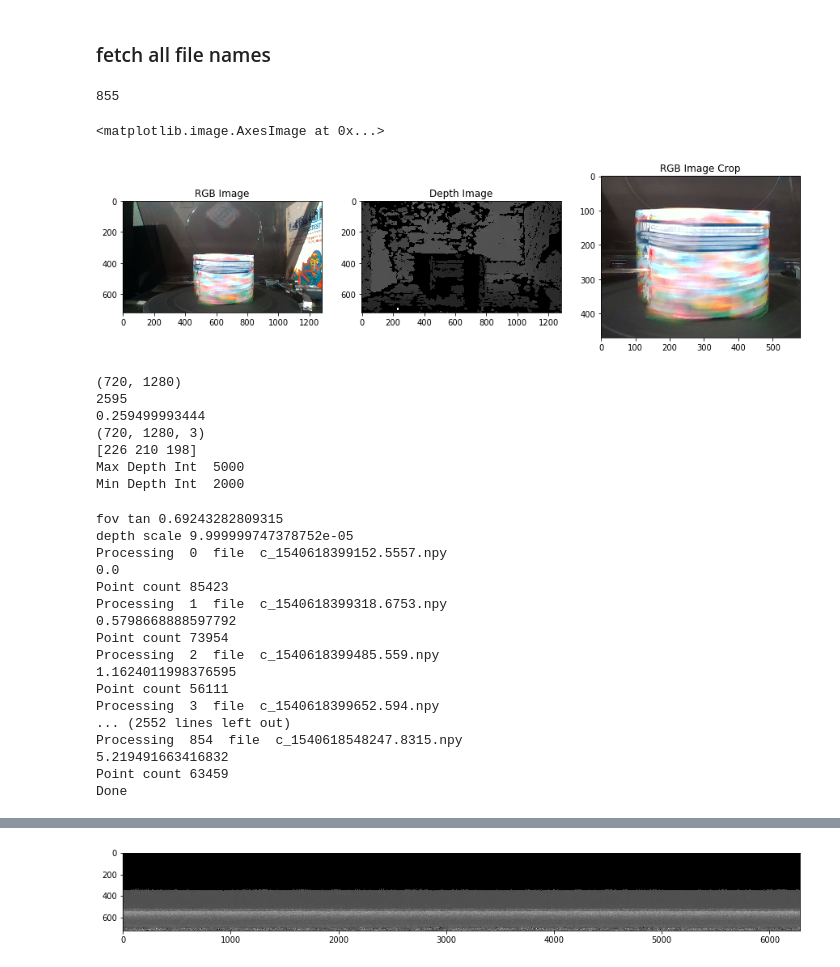
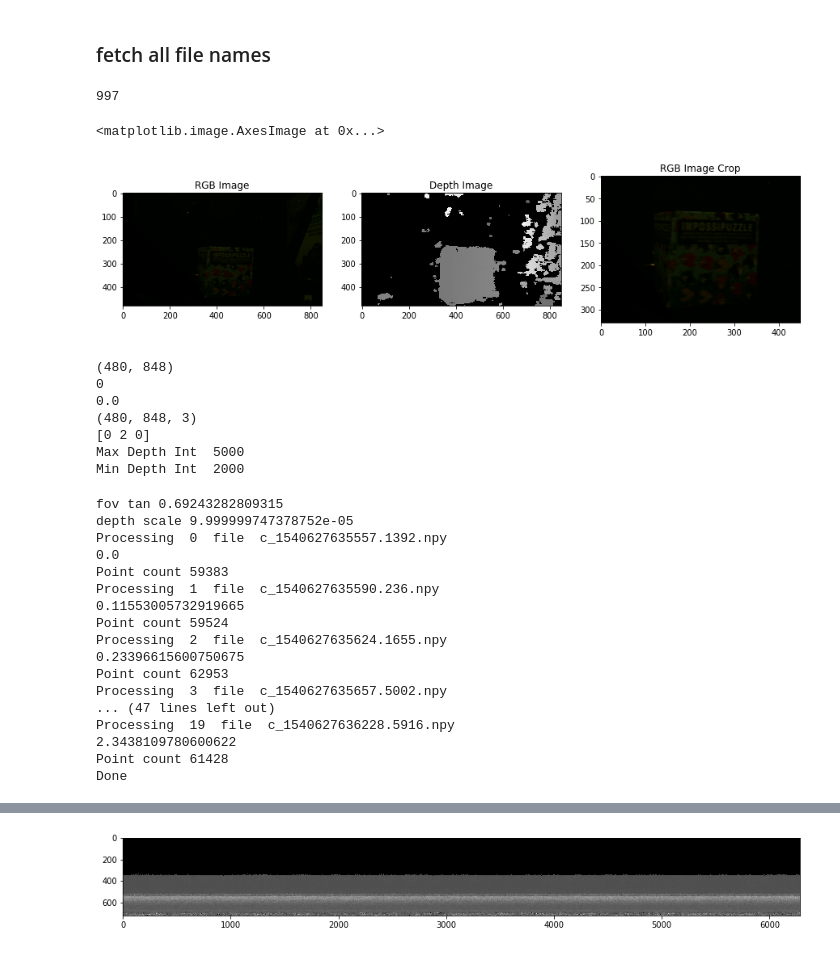
Before and after one commit to ongchinkiat/realsense-d435, a Jupyter notebook: d435-analysis-848.ipynb, the cells around one changed output, grey strips where cells are left out. Saved outputs shown, nothing was run; the diff lists cells and outputs as text; code cells hidden in the pictures.

```diff
--- a/d435-analysis-848.ipynb
+++ b/d435-analysis-848.ipynb
@@ -15,10 +15,10 @@ import math
 # %%
 depth_scale = 9.999999747378752e-05
 #imgfolder = "D:/d435/manu-bear-20181027/"
-imgfolder = "D:/d435/puzzle-box-20181027/"
+imgfolder = "D:/d435/puzzle-box-848-20181027/"
 
-width = 1280
-height = 720
+width = 848
+height = 480
 # %% [markdown]
 ### fetch all file names
 # %%
@@ -49,29 +49,29 @@ for f in filelist:
 #print(depth_files)
 print(len(depth_files))
 # %% [output]
-855
+997
 # %%
 color_image = np.load(imgfolder + color_files[10])
 depth_image = np.load(imgfolder + depth_files[10])
 
 
 # Show images
 fig = plt.figure(figsize=(15, 15))
 table1 = fig.add_subplot(1,3,1)
 table1.set_title("RGB Image")
 table1.imshow(cv2.cvtColor(color_image, cv2.COLOR_BGR2RGB))
 
 table2 = fig.add_subplot(1,3,2)
 table2.set_title("Depth Image")
 table2.imshow(depth_image, cmap='gray')
 
 cimage = cv2.cvtColor(color_image, cv2.COLOR_BGR2RGB)
 table3 = fig.add_subplot(1,3,3)
 table3.set_title("RGB Image Crop")
-table3.imshow(cimage[250:,350:930,:])
+table3.imshow(cimage[150:,200:648,:])
 # %% [output]
 <matplotlib.image.AxesImage at 0x...>
-[figure, old version]
+[figure, new version]
 # %%
 print(depth_image.shape)
 print(depth_image[450,600])
@@ -86,11 +86,11 @@ print("Max Depth Int ",max_depth)
 min_depth = int(0.2/depth_scale)
 print("Min Depth Int ",min_depth)
 # %% [output]
-(720, 1280)
-2595
-0.259499993444
-(720, 1280, 3)
-[226 210 198]
+(480, 848)
+0
+0.0
+(480, 848, 3)
+[0 2 0]
 Max Depth Int  5000
 Min Depth Int  2000
 # %%
@@ -121,7 +121,7 @@ max_coord = 0
 min_coord = 1000000
 
 #for n in range(len(depth_files)):
-for n in range(len(depth_files)):
+for n in range(20):
     print("Processing ",n," file ",color_files[n])
     color_image = np.load(imgfolder + color_files[n])
     depth_image = np.load(imgfolder + depth_files[n])
@@ -130,8 +130,8 @@ for n in range(len(depth_files)):
     angle_delta = (time_delta * rotate_speed) % (2*math.pi)
     print(angle_delta)
     #print(depth_image[450,180])
-    for x in range(350,width-350):
-        for z in range(250,height):
+    for x in range(200,width-200):
+        for z in range(150,height):
             y = depth_image[z,x]
             if max_coord < y:
                 max_coord = y
@@ -187,20 +187,20 @@ print("Done")
 # %% [output]
 fov tan 0.69243282809315
 depth scale 9.999999747378752e-05
-Processing  0  file  c_1540618399152.5557.npy
+Processing  0  file  c_1540627635557.1392.npy
 0.0
-Point count 85423
-Processing  1  file  c_1540618399318.6753.npy
-0.5798668888597792
-Point count 73954
-Processing  2  file  c_1540618399485.559.npy
-1.1624011998376595
-Point count 56111
-Processing  3  file  c_1540618399652.594.npy
-... (2552 lines left out)
-Processing  854  file  c_1540618548247.8315.npy
-5.219491663416832
-Point count 63459
+Point count 59383
+Processing  1  file  c_1540627635590.236.npy
+0.11553005732919665
+Point count 59524
+Processing  2  file  c_1540627635624.1655.npy
+0.23396615600750675
+Point count 62953
+Processing  3  file  c_1540627635657.5002.npy
+... (47 lines left out)
+Processing  19  file  c_1540627636228.5916.npy
+2.3438109780600622
+Point count 61428
 Done
 # %%
 fig = plt.figure(figsize=(15, 15))
```
Also changed, not shown: parts of 1 cell of this notebook.
